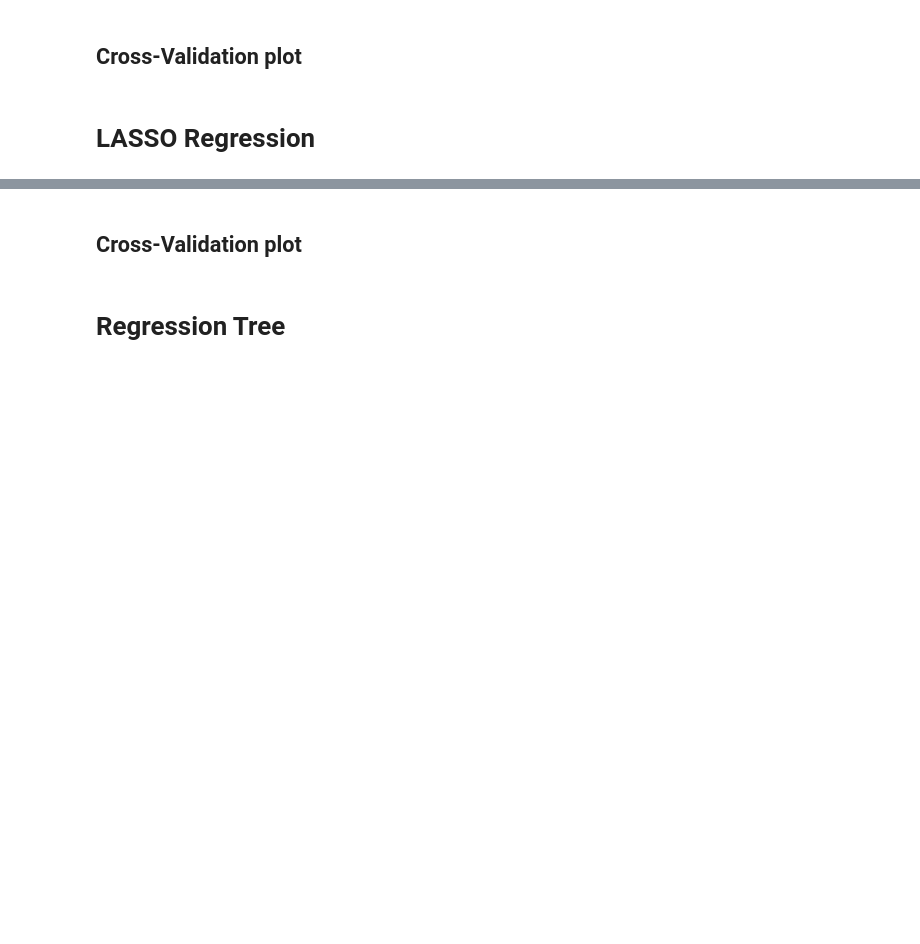
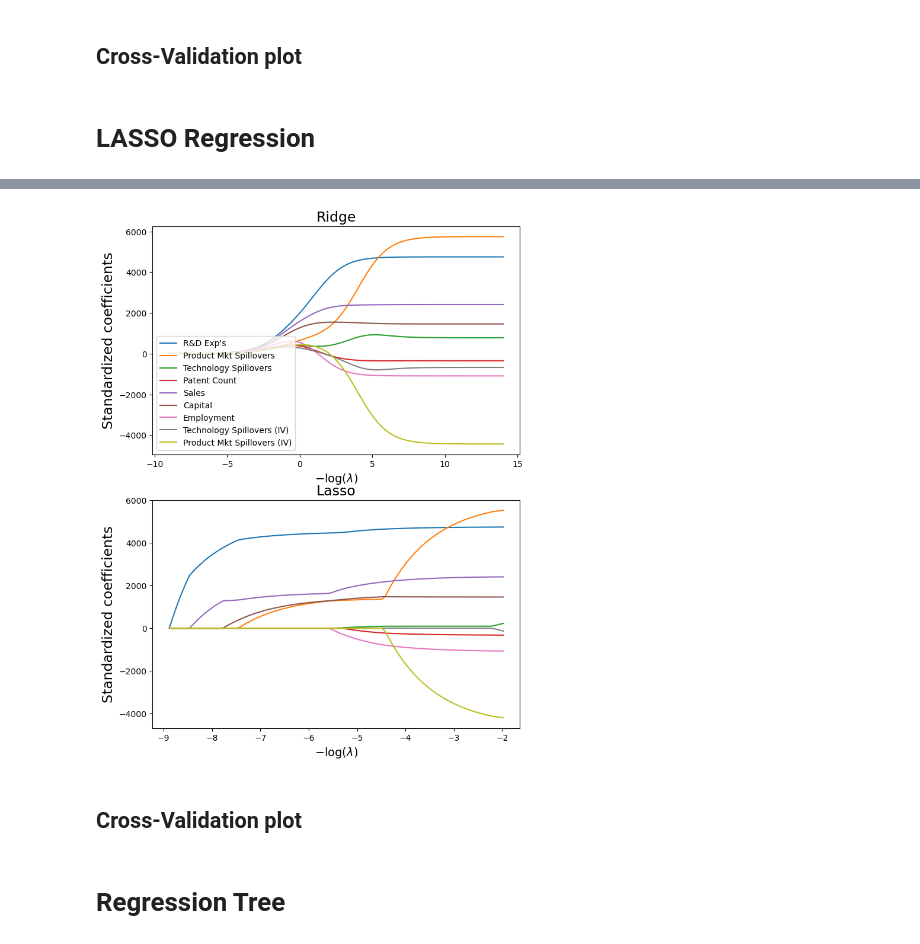
Before and after one commit to MartinMcFarlane/ECO2425-Causal-ML, a Jupyter notebook: Spillovers Project.ipynb, the cells around one changed output, grey strips where cells are left out. Saved outputs shown, nothing was run; the diff lists cells and outputs as text; code cells hidden in the pictures; blank space fills up the shorter version.

```diff
--- a/Spillovers Project.ipynb
+++ b/Spillovers Project.ipynb
@@ -422,20 +435,32 @@ plt.savefig('ridge_coef.png')
 # %%
-# lambdas, soln_array = lm.Lasso.path(Xs,
-#                                     Y,
-#                                     l1_ratio=1,
-#                                     n_alphas=100)[:2]
-# soln_path = pd.DataFrame(soln_array.T,
-#                          columns=D.columns,
-#                          index=-np.log(lambdas))
+lambdas, soln_array = lm.Lasso.path(Xs,
+                                    Y,
+                                    l1_ratio=1,
+                                    n_alphas=100)[:2]
+soln_path = pd.DataFrame(soln_array.T,
+                         columns=D.columns,
+                         index=-np.log(lambdas))
 # %%
-# path_fig, ax = plt.subplots(figsize=(10,5))
-# soln_path.plot(ax=ax, legend=False)
-# ax.legend(loc='upper left')
-# ax.set_xlabel('$-\log(\lambda)$', fontsize=20)
-# ax.set_ylabel('Standardized coefficiients', fontsize=20)
+#path_fig, ax = plt.subplots(figsize=(10,5))
+path_fig, (ax1, ax2) = plt.subplots(2, 1, figsize=(8,11))
 
-# # save figure
+soln_path_ridge.plot(ax=ax1, legend=False)
+ax1.set_xlabel('$-\log(\lambda)$', fontsize=14)
+ax1.set_ylabel('Standardized coefficients', fontsize=17)
+ax1.legend(loc='lower left')
+ax1.set_title('Ridge', fontsize=17)
+
+soln_path.plot(ax=ax2, legend=False)
+#ax2.legend(loc='upper left')
+ax2.set_xlabel('$-\log(\lambda)$', fontsize=14)
+ax2.set_ylabel('Standardized coefficients', fontsize=17)
+ax2.set_title('Lasso', fontsize=17)
+
+# save figure
 # plt.savefig('lasso_coef.png')
+plt.savefig('lasso_ridge_coefs.png',bbox_inches='tight')
+# %% [output]
+[figure, added]
 # %% [markdown]
 ## Cross-Validation plot
 # %%
```
Also changed, not shown: parts of 4 cells of this notebook.
